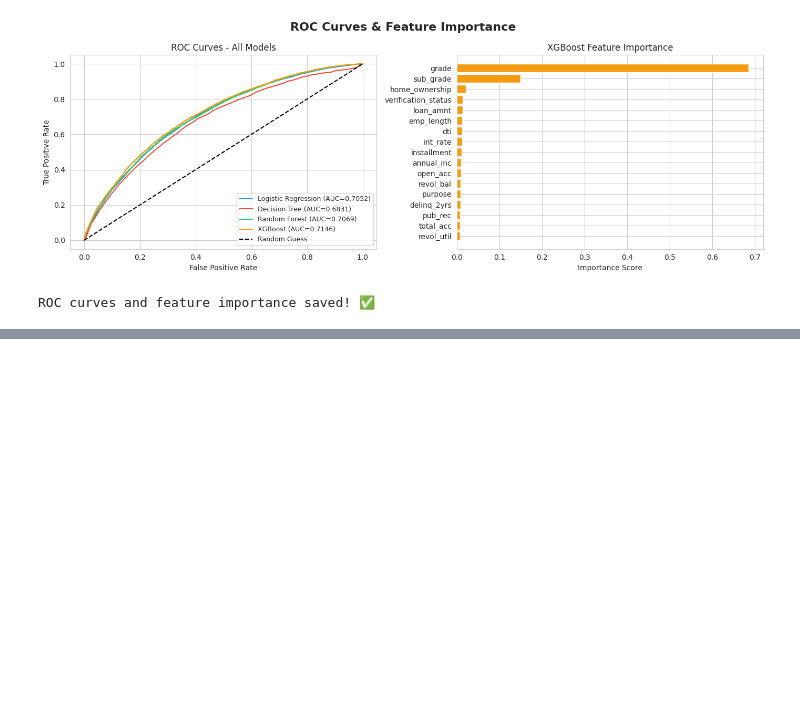
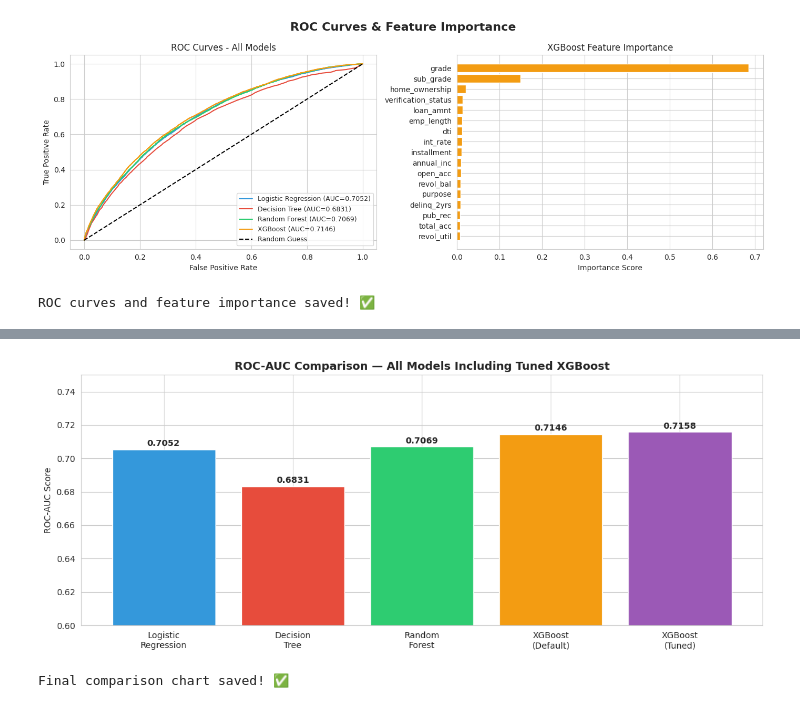
Before and after one commit to LakshaniSamararathna/Loan-Default-Prediction, a Jupyter notebook: Loan_Default_Prediction.ipynb, the cells around one changed output, grey strips where cells are left out. Saved outputs shown, nothing was run; the diff lists cells and outputs as text; code cells hidden in the pictures; blank space fills up the shorter version.

```diff
--- a/Loan_Default_Prediction.ipynb
+++ b/Loan_Default_Prediction.ipynb
@@ -486,0 +547,25 @@ ROC curves and feature importance saved! ✅
+# %%
+# Updated model comparison with tuned XGBoost
+models = ['Logistic\nRegression', 'Decision\nTree', 'Random\nForest',
+          'XGBoost\n(Default)', 'XGBoost\n(Tuned)']
+auc_scores = [0.7052, 0.6831, 0.7069, 0.7146, 0.7158]
+colors = ['#3498db', '#e74c3c', '#2ecc71', '#f39c12', '#9b59b6']
+
+fig, ax = plt.subplots(figsize=(12, 5))
+bars = ax.bar(models, auc_scores, color=colors)
+ax.set_title('ROC-AUC Comparison — All Models Including Tuned XGBoost',
+             fontsize=13, fontweight='bold')
+ax.set_ylim(0.60, 0.75)
+ax.set_ylabel('ROC-AUC Score')
+
+for bar, score in zip(bars, auc_scores):
+    ax.text(bar.get_x() + bar.get_width()/2, bar.get_height() + 0.001,
+            f'{score:.4f}', ha='center', va='bottom', fontweight='bold')
+
+plt.tight_layout()
+plt.savefig('final_comparison.png', dpi=150, bbox_inches='tight')
+plt.show()
+print("Final comparison chart saved! ✅")
+# %% [output]
+[figure, added]
+Final comparison chart saved! ✅
```
Also changed, not shown: parts of 6 cells of this notebook.
